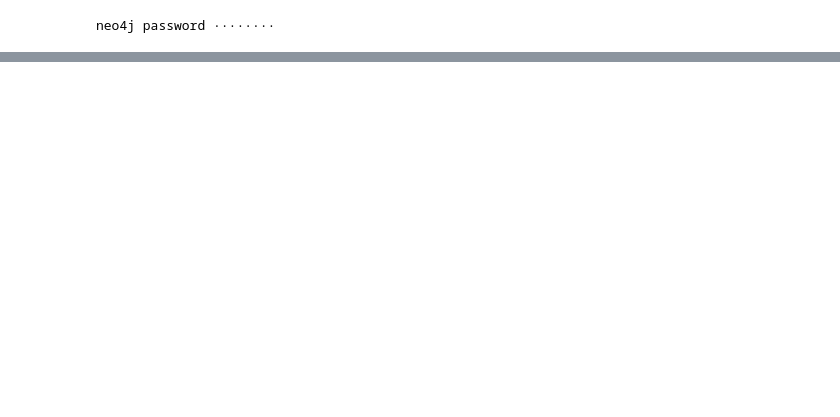
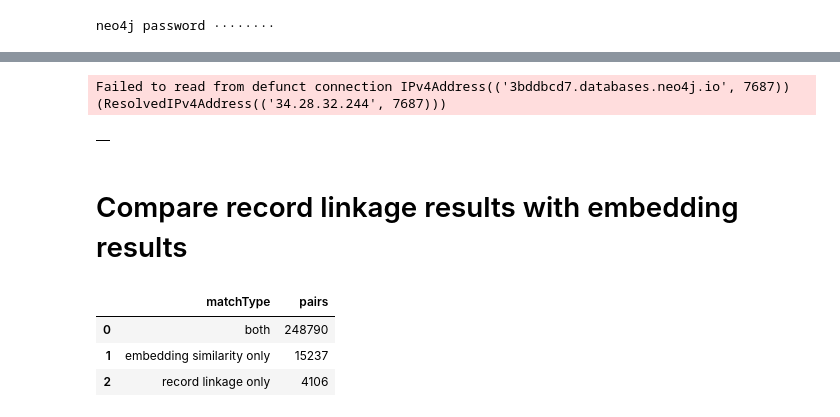
Before and after one commit to smithna/string-embed, a Jupyter notebook: graph_analysis/Try_record_linkage.ipynb, the cells around one changed output, grey strips where cells are left out. Saved outputs shown, nothing was run; the diff lists cells and outputs as text; code cells hidden in the pictures; blank space fills up the shorter version.

```diff
--- a/graph_analysis/Try_record_linkage.ipynb
+++ b/graph_analysis/Try_record_linkage.ipynb
@@ -80,0 +67,5 @@ Name: 199, dtype: object
+# %%
+matched_df.columns = ['index1', 'index2', 'score']
+# %%
+matched_df = matched_df.merge(email_df['email'], left_on='index1', right_index=True)
+matched_df = matched_df.merge(email_df['email'], left_on='index2', right_index=True)
@@ -83,4 +78,4 @@ neo4j_password = getpass("neo4j password")
 # %% [output]
 neo4j password ········
 # %%
-gds = GraphDataScience(
+gds = GraphDataScience("neo4j+s://3bddbcd7.databases.neo4j.io", auth=("neo4j", neo4j_password))
@@ -86,0 +85,36 @@ gds = GraphDataScience(
+# %%
+gds.run_cypher("""
+CALL {
+UNWIND $data AS row
+MATCH (e1:Email {address:row['email_x']})
+MATCH (e2:Email {address:row['email_y']})
+WITH e1, e2, row, apoc.text.levenshteinDistance(e1.address, e2.address) AS levenshteinDistance
+WHERE levenshteinDistance <= 2
+MERGE (e1)-[r:HAS_SIMILAR_ADDRESS]->(e2)
+SET r.recordLinkageScore = row['score'],
+r.levenshteinDistance = levenshteinDistance
+} IN TRANSACTIONS OF 10000 ROWS""",
+              {"data": matched_df[['score', 'email_x', 'email_y']].to_dict("records")})
+# %% [output]
+Failed to read from defunct connection IPv4Address(('3bddbcd7.databases.neo4j.io', 7687)) (ResolvedIPv4Address(('34.28.32.244', 7687)))
+|  |
+# %% [markdown]
+# Compare record linkage results with embedding results
+# %%
+gds.run_cypher(
+"""MATCH (e1)-[r]-(e2)
+WHERE e1.address < e2.address
+WITH e1, e2,
+max(CASE WHEN r:HAS_SIMILAR_ADDRESS THEN 1 ELSE 0 END) AS recordLinkageMatch,
+max(CASE WHEN r:HAS_SIMILAR_EMBEDDING THEN 1 ELSE 0 END) AS embeddingLinkageMatch
+WITH e1, e2,
+CASE WHEN recordLinkageMatch = 1 and embeddingLinkageMatch = 1 THEN "both"
+WHEN recordLinkageMatch = 1 AND embeddingLinkageMatch = 0 THEN "record linkage only"
+WHEN recordLinkageMatch = 0 AND embeddingLinkageMatch = 1 THEN "embedding similarity only" END
+AS matchType
+return matchType, count(*) AS pairs""")
+# %% [output]
+|  | matchType | pairs |
+| 0 | both | 248790 |
+| 1 | embedding similarity only | 15237 |
+| 2 | record linkage only | 4106 |
```
Also changed, not shown: parts of 27 cells of this notebook, 3 other files.
